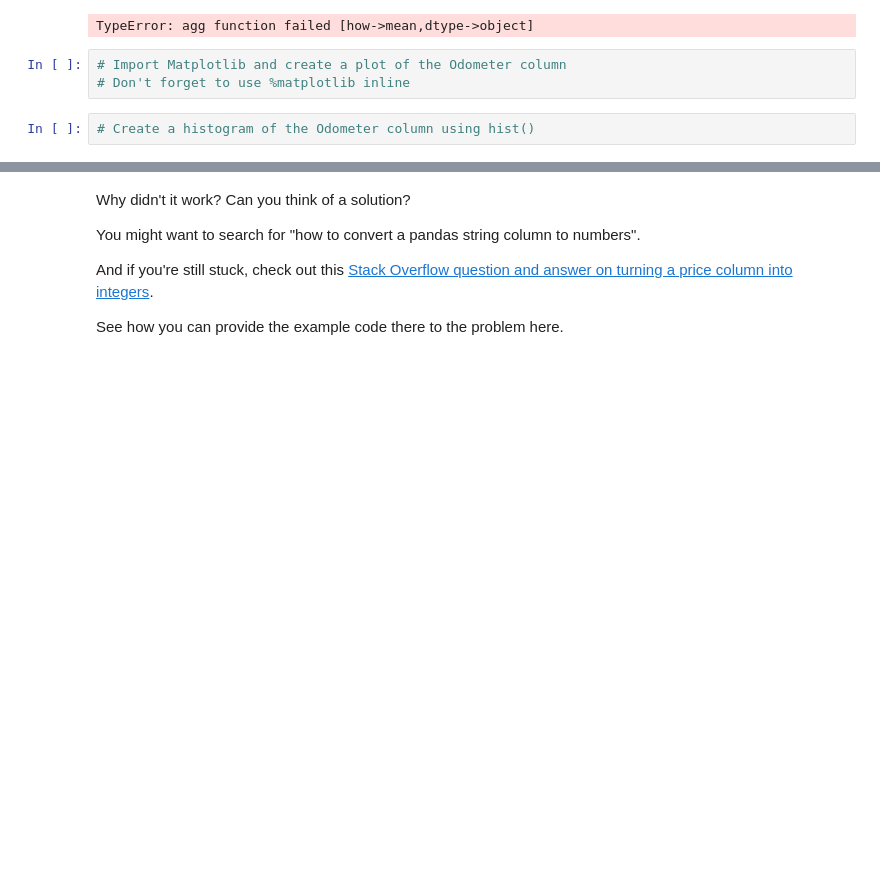
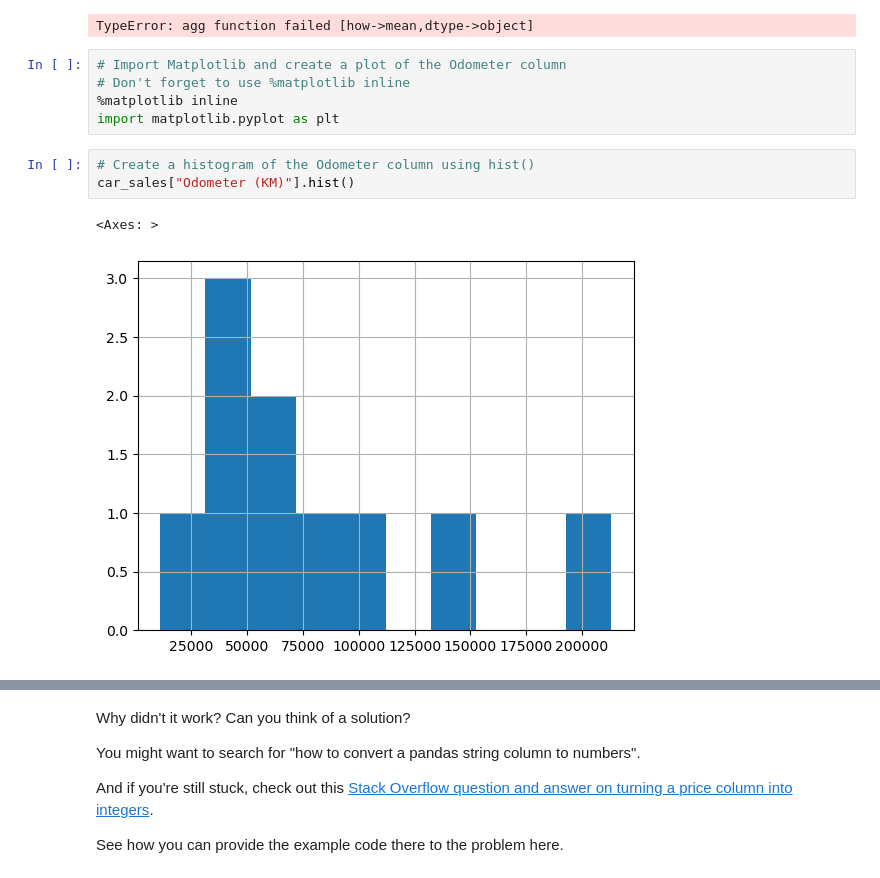
Before and after one commit to Maestroharyor/Intro-to-Pandas, a Jupyter notebook: pandas-exercises.ipynb, the cells around one changed output, grey strips where cells are left out. Drawn from its saved outputs; the diff is of its cells as text; blank space fills up the shorter version.

```diff
--- a/pandas-exercises.ipynb
+++ b/pandas-exercises.ipynb
@@ -215,7 +215,13 @@ TypeError: agg function failed [how->mean,dtype->object]
 # %%
 # Import Matplotlib and create a plot of the Odometer column
 # Don't forget to use %matplotlib inline
+%matplotlib inline
+import matplotlib.pyplot as plt
 # %%
 # Create a histogram of the Odometer column using hist()
+car_sales["Odometer (KM)"].hist()
+# %% [output]
+<Axes: >
+[figure, added]
 # %%
 # Try to plot the Price column using plot()
```
Also changed, not shown: parts of 21 cells of this notebook.
